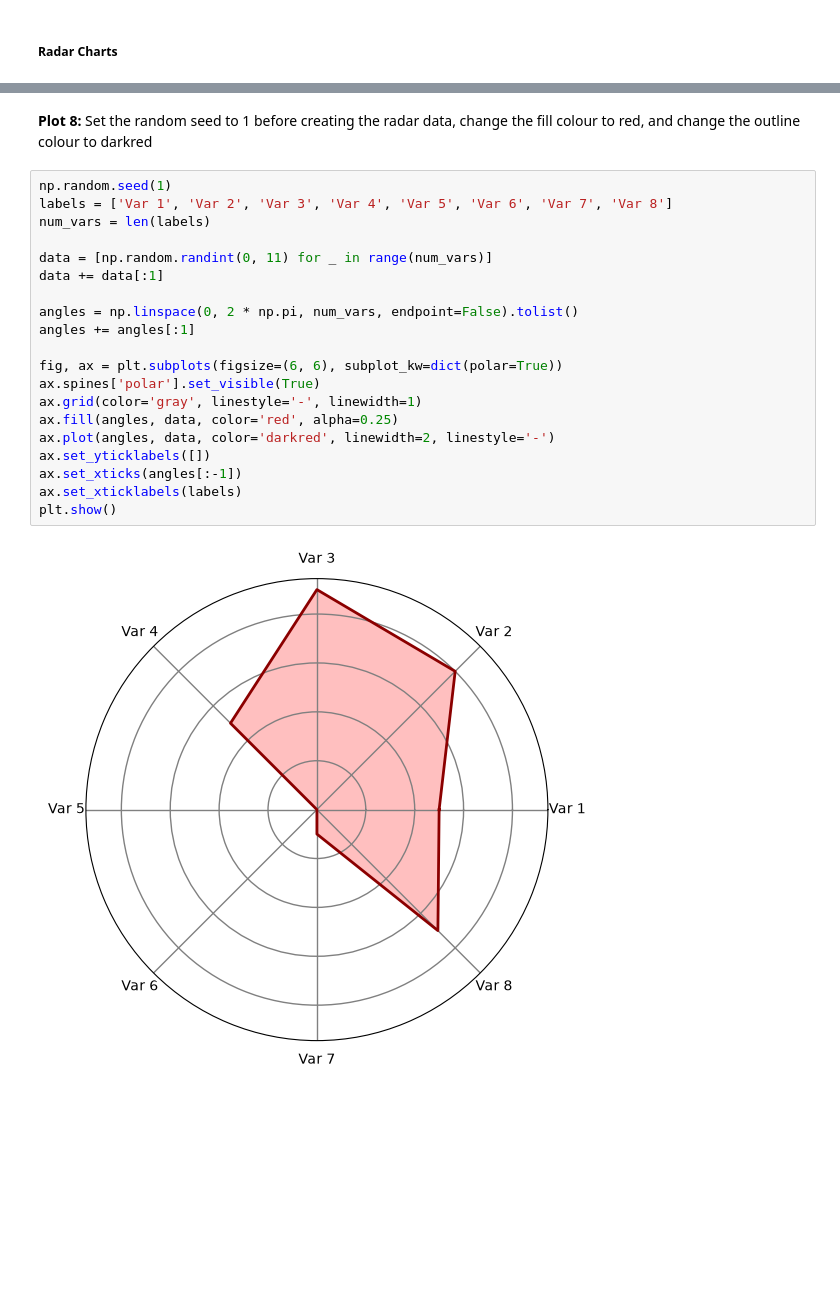
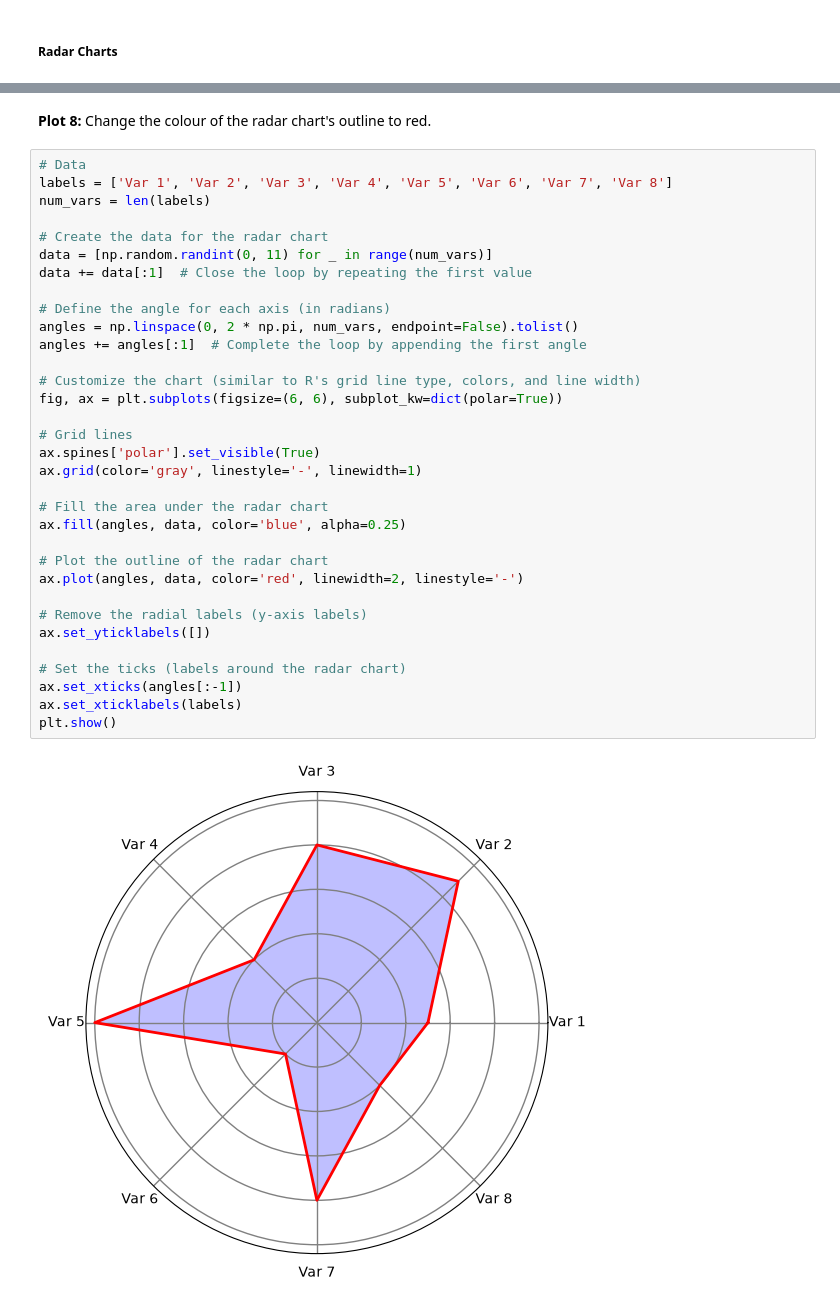
Before and after one commit to dungp-dsai/data-visualization-gta, a Jupyter notebook: workshop_2/ws_2_python_solution.ipynb, the cells around one changed output, grey strips where cells are left out. Saved outputs shown, nothing was run; the diff lists cells and outputs as text; blank space fills up the shorter version.

```diff
--- a/workshop_2/ws_2_python_solution.ipynb
+++ b/workshop_2/ws_2_python_solution.ipynb
@@ -243,24 +274,37 @@ plt.show()
-# %% [markdown]
-**Plot 8:** Set the random seed to 1 before creating the radar data, change the fill colour to red, and change the outline colour to darkred
+# %% [markdown]
+**Plot 8:** Change the colour of the radar chart's outline to red.
 # %%
-np.random.seed(1)
+# Data
 labels = ['Var 1', 'Var 2', 'Var 3', 'Var 4', 'Var 5', 'Var 6', 'Var 7', 'Var 8']
 num_vars = len(labels)
 
+# Create the data for the radar chart
 data = [np.random.randint(0, 11) for _ in range(num_vars)]
-data += data[:1]
+data += data[:1]  # Close the loop by repeating the first value
 
+# Define the angle for each axis (in radians)
 angles = np.linspace(0, 2 * np.pi, num_vars, endpoint=False).tolist()
-angles += angles[:1]
+angles += angles[:1]  # Complete the loop by appending the first angle
 
+# Customize the chart (similar to R's grid line type, colors, and line width)
 fig, ax = plt.subplots(figsize=(6, 6), subplot_kw=dict(polar=True))
+
+# Grid lines
 ax.spines['polar'].set_visible(True)
 ax.grid(color='gray', linestyle='-', linewidth=1)
-ax.fill(angles, data, color='red', alpha=0.25)
-ax.plot(angles, data, color='darkred', linewidth=2, linestyle='-')
+
+# Fill the area under the radar chart
+ax.fill(angles, data, color='blue', alpha=0.25)
+
+# Plot the outline of the radar chart
+ax.plot(angles, data, color='red', linewidth=2, linestyle='-')
+
+# Remove the radial labels (y-axis labels)
 ax.set_yticklabels([])
+
+# Set the ticks (labels around the radar chart)
 ax.set_xticks(angles[:-1])
 ax.set_xticklabels(labels)
 plt.show()
 # %% [output]
-[figure, old version]
+[figure, new version]
```
Also changed, not shown: parts of 24 cells of this notebook.
